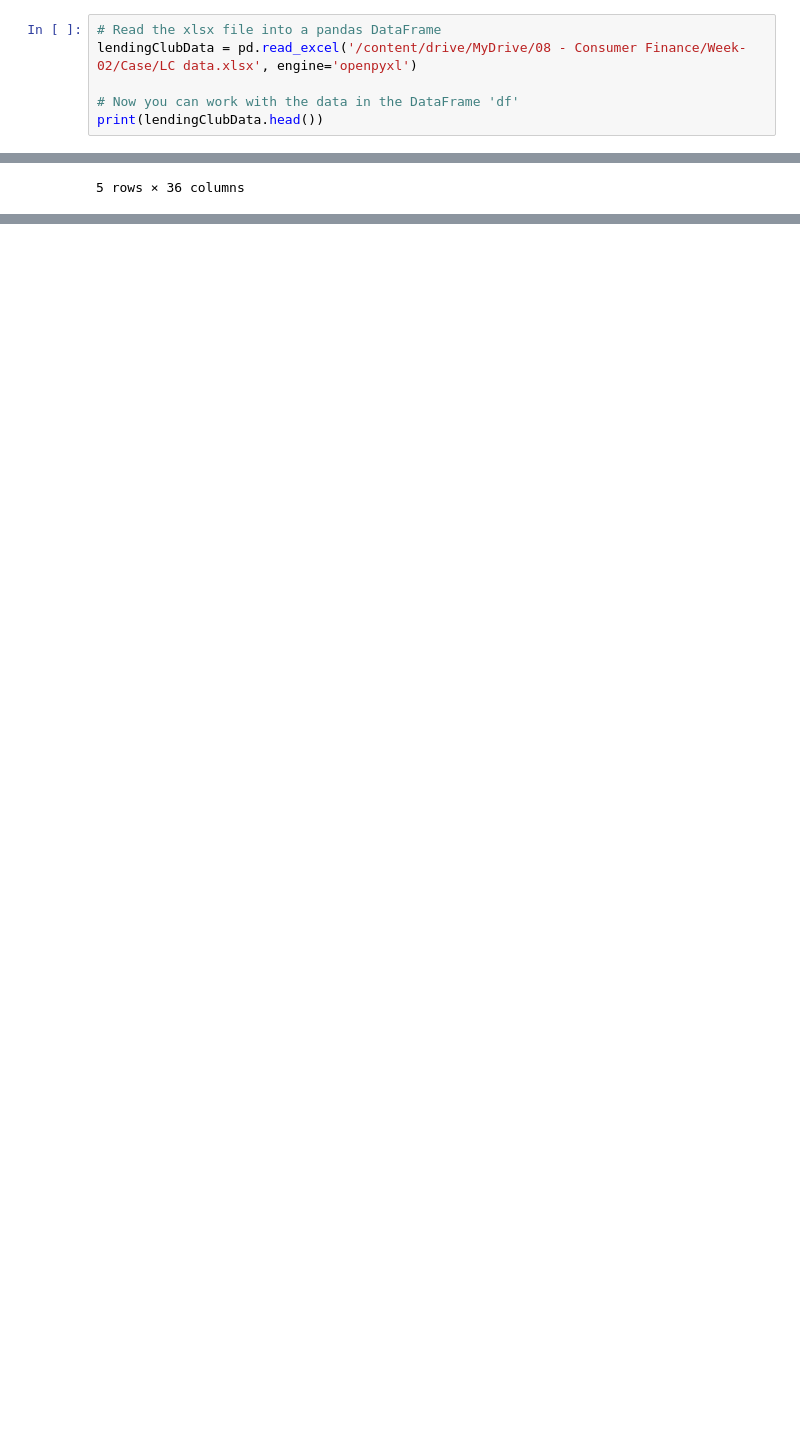
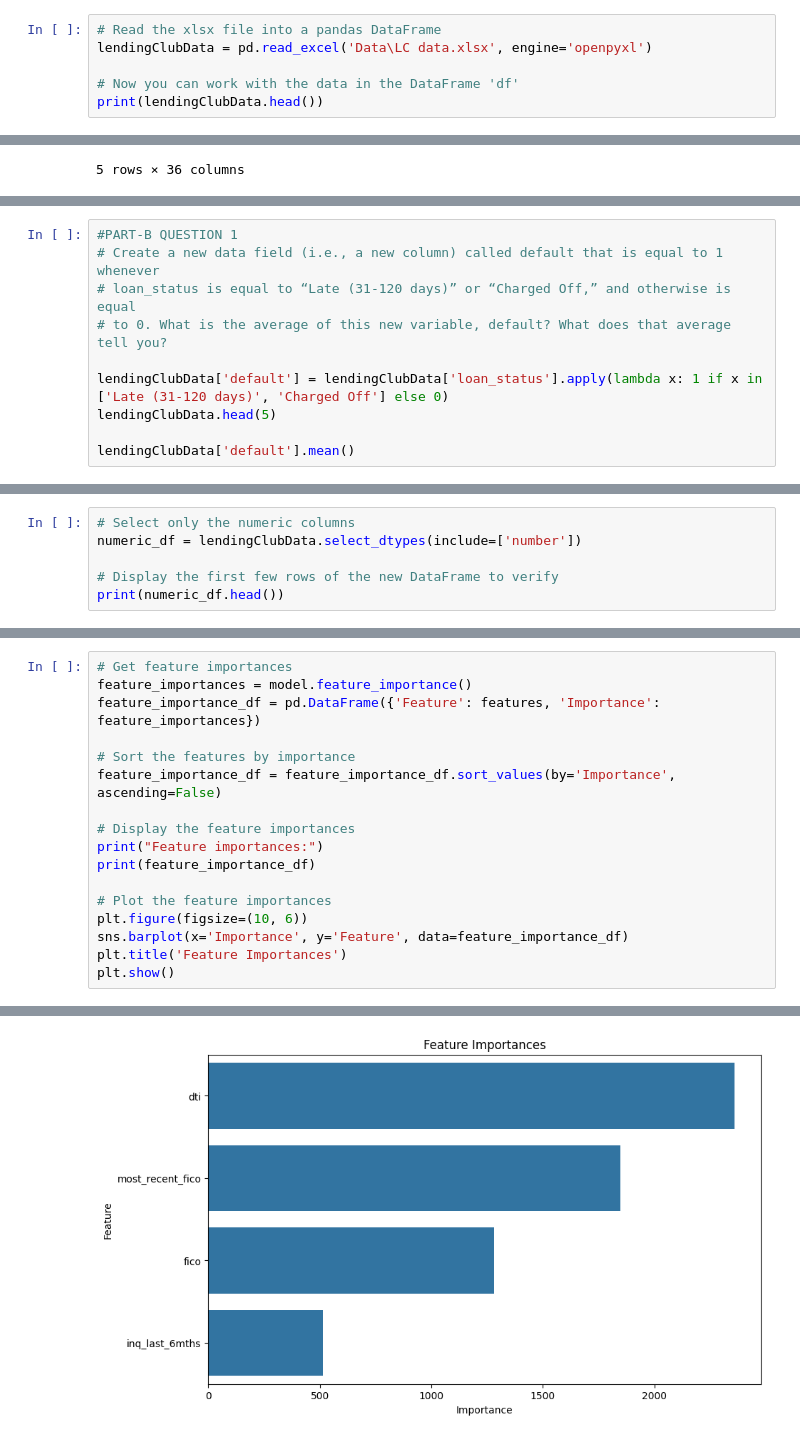
Before and after one commit to ancelik/booth-cf, a Jupyter notebook: LendingClub.ipynb, the cells around one changed output, grey strips where cells are left out. Drawn from its saved outputs; the diff is of its cells as text; blank space fills up the shorter version.

```diff
--- a/LendingClub.ipynb
+++ b/LendingClub.ipynb
@@ -22,6 +12,6 @@ Requirement already satisfied: et-xmlfile in /usr/local/lib/python3.10/dist-pack
 # %%
 # Read the xlsx file into a pandas DataFrame
-lendingClubData = pd.read_excel('/content/drive/MyDrive/08 - Consumer Finance/Week-02/Case/LC data.xlsx', engine='openpyxl')
+lendingClubData = pd.read_excel('Data\LC data.xlsx', engine='openpyxl')
 
 # Now you can work with the data in the DataFrame 'df'
 print(lendingClubData.head())
@@ -54,0 +84,10 @@ occCodes.head()
+# %%
+#PART-B QUESTION 1
+# Create a new data field (i.e., a new column) called default that is equal to 1 whenever
+# loan_status is equal to “Late (31-120 days)” or “Charged Off,” and otherwise is equal
+# to 0. What is the average of this new variable, default? What does that average tell you?
+
+lendingClubData['default'] = lendingClubData['loan_status'].apply(lambda x: 1 if x in ['Late (31-120 days)', 'Charged Off'] else 0)
+lendingClubData.head(5)
+
+lendingClubData['default'].mean()
@@ -54,0 +130,6 @@ occCodes.head()
+# %%
+# Select only the numeric columns
+numeric_df = lendingClubData.select_dtypes(include=['number'])
+
+# Display the first few rows of the new DataFrame to verify
+print(numeric_df.head())
@@ -54,0 +299,18 @@ occCodes.head()
+# %%
+# Get feature importances
+feature_importances = model.feature_importance()
+feature_importance_df = pd.DataFrame({'Feature': features, 'Importance': feature_importances})
+
+# Sort the features by importance
+feature_importance_df = feature_importance_df.sort_values(by='Importance', ascending=False)
+
+# Display the feature importances
+print("Feature importances:")
+print(feature_importance_df)
+
+# Plot the feature importances
+plt.figure(figsize=(10, 6))
+sns.barplot(x='Importance', y='Feature', data=feature_importance_df)
+plt.title('Feature Importances')
+plt.show()
+# %% [output]
@@ -54,0 +323 @@ occCodes.head()
+[figure, added]
```
Also changed, not shown: parts of 23 cells of this notebook.
